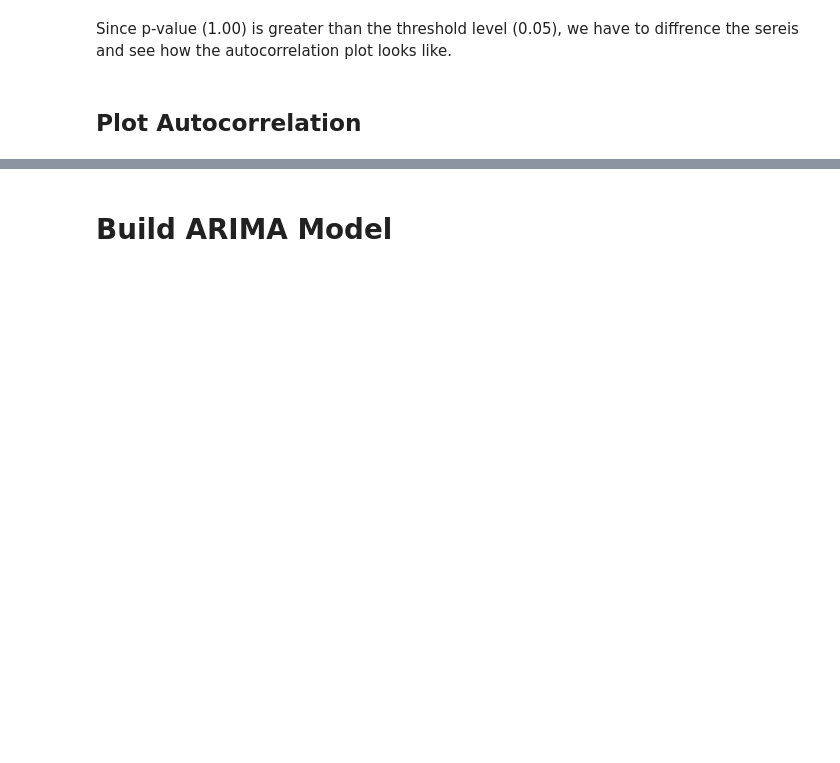
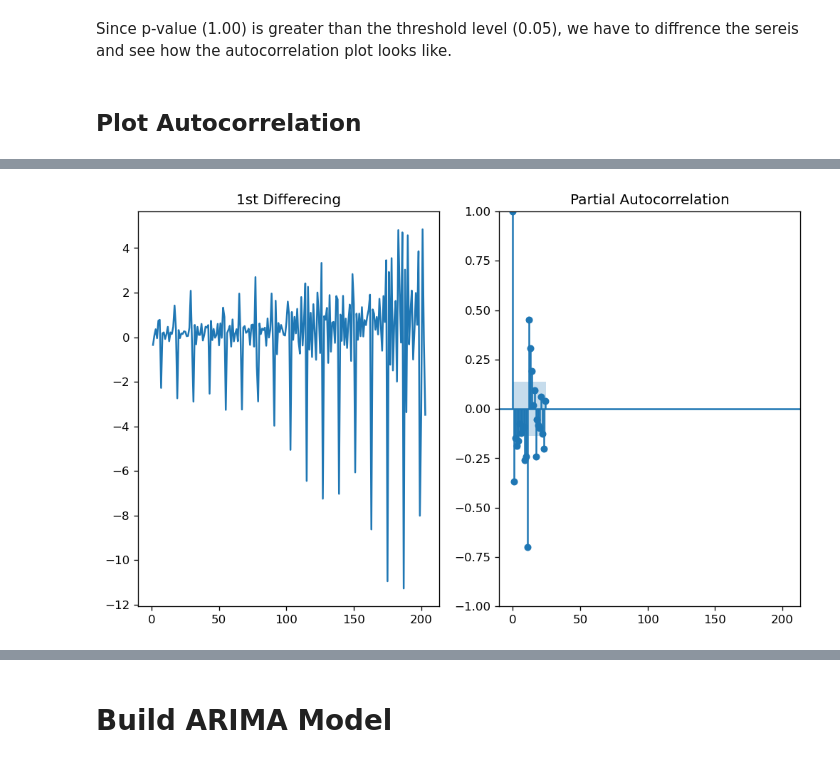
Before and after one commit to neemiasbsilva/datascience-portfolio, a Jupyter notebook: forecasting/notebooks/02_NBS_arima_model.ipynb, the cells around one changed output, grey strips where cells are left out. Drawn from its saved outputs; the diff is of its cells as text; code cells hidden in the pictures; blank space fills up the shorter version.

```diff
--- a/forecasting/notebooks/02_NBS_arima_model.ipynb
+++ b/forecasting/notebooks/02_NBS_arima_model.ipynb
@@ -103,0 +143,17 @@ def plot_autocorrelation(df: pd.DataFrame, title: str):
+# %%
+def find_order_parameters(parameter: str):
+    if (parameter == 'p'):
+        fig, ax = plt.subplots(1, 2, figsize=(10, 6), dpi=120, sharex=True)
+        ax[0].plot(df.value.diff()); ax[0].set_title("1st Differecing")
+        ax[1].set(ylim=(0, 5))
+        plot_pacf(df.value.diff().dropna(), ax=ax[1])
+    elif (parameter == 'q'):
+        fig, ax = plt.subplots(1, 2, sharex=True, figsize=(10, 6), dpi=120)
+        ax[0].plot(df.value.diff()); ax[0].set_title("1st Differencing")
+        ax[1].set(ylim=(0, 1.2))
+        plot_acf(df.value.diff().dropna(), ax=ax[1])
+    plt.show()
+# %%
+find_order_parameters(parameter='p')
+# %% [output]
+[figure, added]
```
Also changed, not shown: parts of 25 cells of this notebook.
